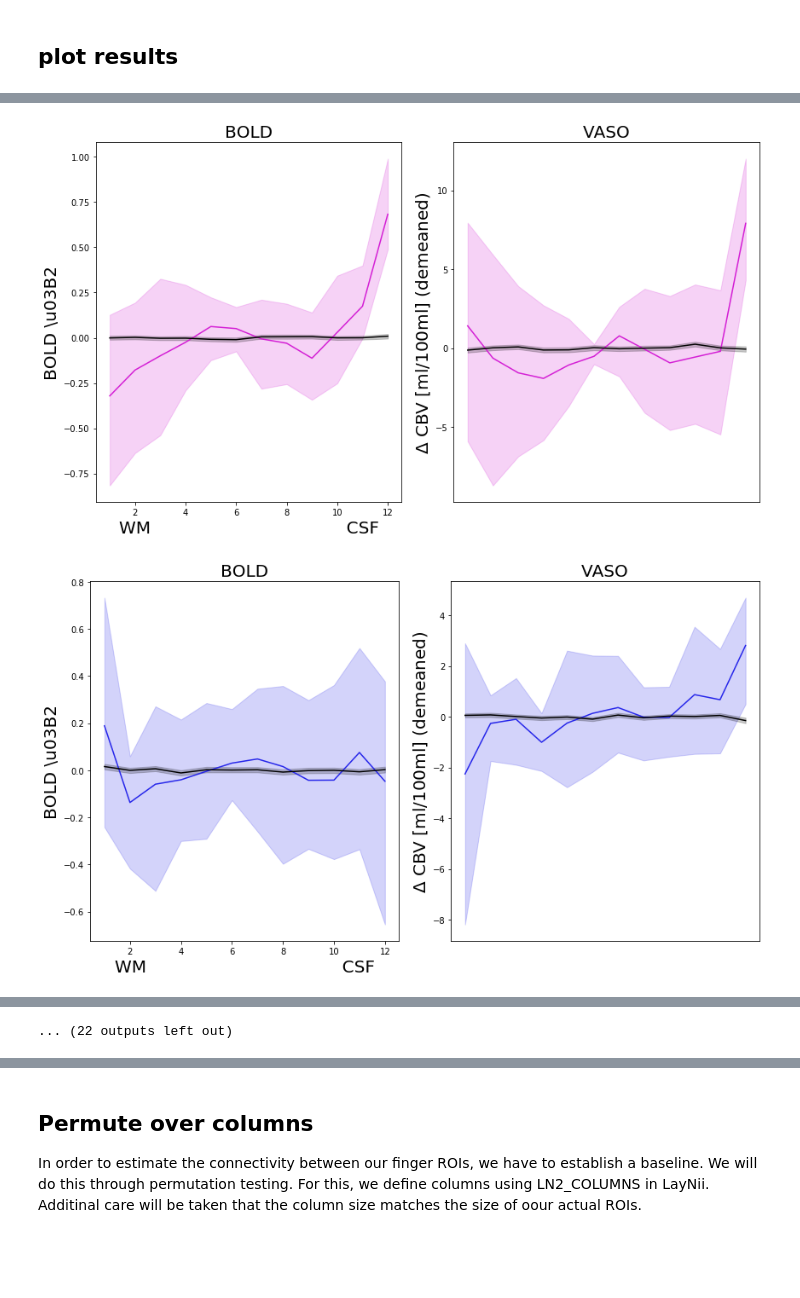
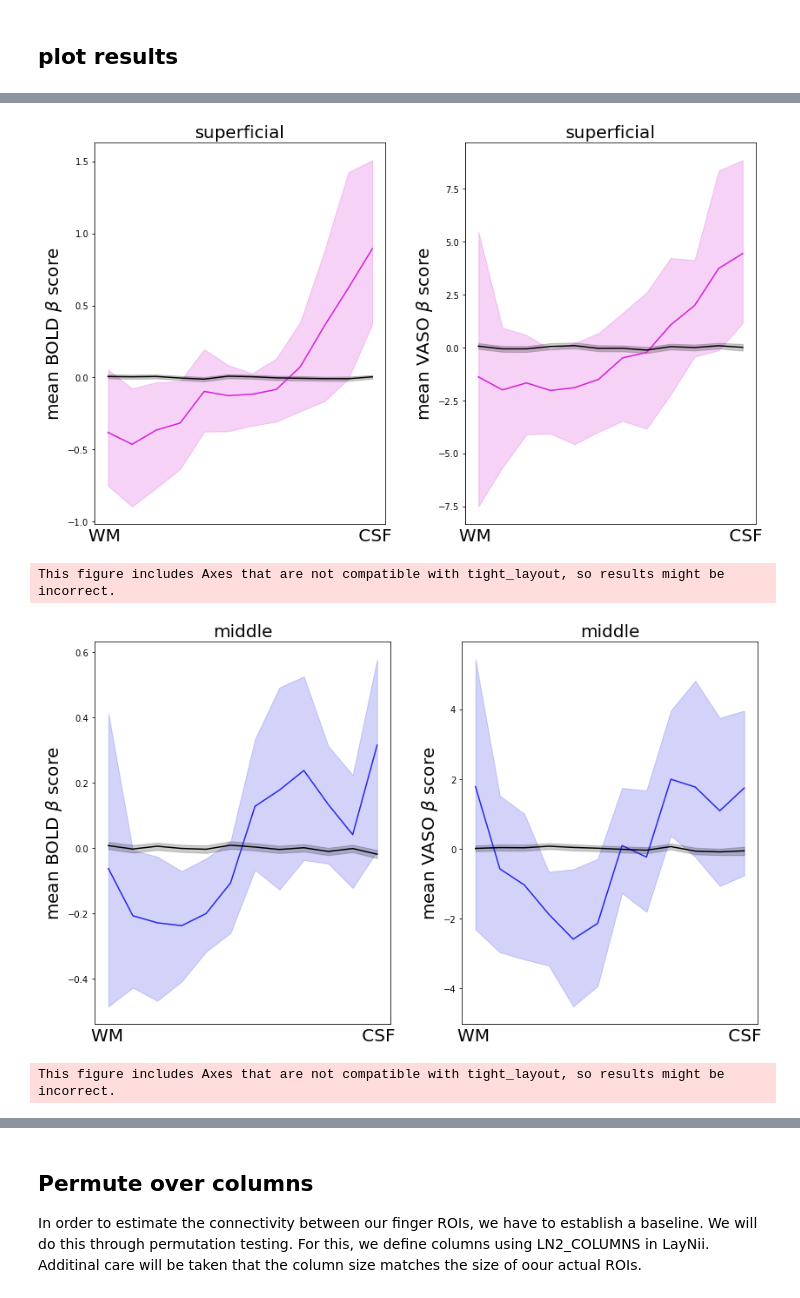
Before and after one commit to sdres/s1Anfunco, a Jupyter notebook: s1_anfunco_analysis-rest.ipynb, the cells around one changed output, grey strips where cells are left out. Drawn from its saved outputs; the diff is of its cells as text; code cells hidden in the pictures; blank space fills up the shorter version.

```diff
--- a/s1_anfunco_analysis-rest.ipynb
+++ b/s1_anfunco_analysis-rest.ipynb
@@ -169,7 +165,7 @@ for sub in subs:
 # %% [markdown]
 ### Make timecourses that only contain the voxels within the masks
 # %%
-for sub in ['sub-16']:
+for sub in ['sub-02']:
 
     run = sorted(glob.glob(f'{root}/{sub}/ses-00*/func/{sub}_ses-00*_task-restBA3b_run-00*_cbv.nii.gz'))[0]
     base = os.path.basename(run).rsplit('.', 2)[0][:-4]
@@ -278,6 +274,8 @@ for sub in subs:
                         outfile.write(line)
 # %% [markdown]
 ### Run GLMs
+# %%
+subs = ['sub-02']
 # %%
 for sub in subs:
     feats = sorted(glob.glob(f'{fsfDir}/{sub}_*rest*.fsf'))
@@ -439,0 +439,7 @@ FileNotFoundError: No such file or no access: '/media/sebastian/Data/S1ANFUNCO/r
+# %%
+for sub in subs:
+    feats = sorted(glob.glob(f'{fsfDir}/{sub}_*rest*NoOrtho.fsf'))
+    for feat1, feat2 in zip(feats[::2],feats[1::2]):
+#         print(f'1: {feat1}')
+#         print(f'2: {feat2}')
+        os.system(f'feat {feat1} & feat {feat2}')
@@ -439,0 +616,7 @@ FileNotFoundError: No such file or no access: '/media/sebastian/Data/S1ANFUNCO/r
+# %%
+for sub in subs:
+    feats = sorted(glob.glob(f'{fsfDir}/{sub}_*rest*_IndividualGLMs_*.fsf'))
+    for feat1, feat2 in zip(feats[::2],feats[1::2]):
+#         print(f'1: {feat1}')
+#         print(f'2: {feat2}')
+        os.system(f'feat {feat1} & feat {feat2}')
@@ -502,9 +808,9 @@ seed_labels = ['superficial','middle','deep']
 
 
 
-yaxes = [r'BOLD \u03B2', r'$\Delta$ CBV [ml/100ml] (demeaned)']
+yaxes = [r'BOLD $\beta$', r'$\Delta$ CBV [ml/100ml] (demeaned)']
 
-
+yaxes = [r'mean BOLD $\beta$ score', r'mean VASO $\beta$ score']
 
 for sub in subs:
     for depth,seed_label,color in zip(depths,seed_labels,colors):
@@ -515,17 +821,21 @@ for sub in subs:
         for modality, axis in zip(modalities, [0, 1]):
 
 
-#             sns.lineplot(ax=axes[axis], data = sub_data.loc[(sub_data['depth']==depth)&(sub_data['modality']==modality)], x='layer', y='layer_val',color=color)
             sns.lineplot(ax=axes[axis], data = sub_data.loc[(sub_data['subject']==sub)&(sub_data['depth']==depth)&(sub_data['modality']==modality)], x='layer', y='layer_val',color=color)
+    #         sns.lineplot(ax=axes[axis], data = sub_data.loc[(sub_data['subject']==sub)&(sub_data['depth']==depth)&(sub_data['modality']==modality)], x='layer', y='layer_val',color=color)
 
-#             sns.lineplot(ax=axes[axis], data = permutSub_data.loc[(permutSub_data['depth']==depth)&(permutSub_data['modality']==modality)], x='layer', y='layer_val',color='black')
             sns.lineplot(ax=axes[axis], data = permutSub_data.loc[(permutSub_data['subject']==sub)&(permutSub_data['depth']==depth)&(permutSub_data['modality']==modality)], x='layer', y='layer_val',color='black')
+    #         sns.lineplot(ax=axes[axis], data = permutSub_data.loc[(permutSub_data['subject']==sub)&(permutSub_data['depth']==depth)&(permutSub_data['modality']==modality)], x='layer', y='layer_val',color='black')
 
             axes[axis].set_ylabel(yaxes[axis],fontsize=20)
-            axes[axis].set_title(modality,fontsize=20)
+            axes[axis].set_title(seed_label,fontsize=20)
 
 
-            axes[axis].set_xlabel("WM                                    CSF",fontsize=20)
+            axes[axis].set_xlabel("WM                                           CSF",fontsize=20)
 
-            plt.xticks([],[])
+            axes[axis].set_xticks([],[])
+
+
+#         plt.savefig(f'/home/sebastian/Desktop/{seed_label}.png')
+        plt.show()
 # %% [output]
@@ -548,3 +842,5 @@ More than 20 figures have been opened. Figures created through the pyplot interf
 This figure includes Axes that are not compatible with tight_layout, so results might be incorrect.
-[figure, old version]
+[figure, new version]
+This figure includes Axes that are not compatible with tight_layout, so results might be incorrect.
-[figure, old version]
+[figure, new version]
+This figure includes Axes that are not compatible with tight_layout, so results might be incorrect.
@@ -560,4 +848,3 @@ This figure includes Axes that are not compatible with tight_layout, so results
-... (22 outputs left out)
 # %%
 colors=['#00B09E', '#2626EA','#D41FD5']
 depths = ['02','06','11']
```
Also changed, not shown: parts of 17 cells of this notebook, 1 other file.
